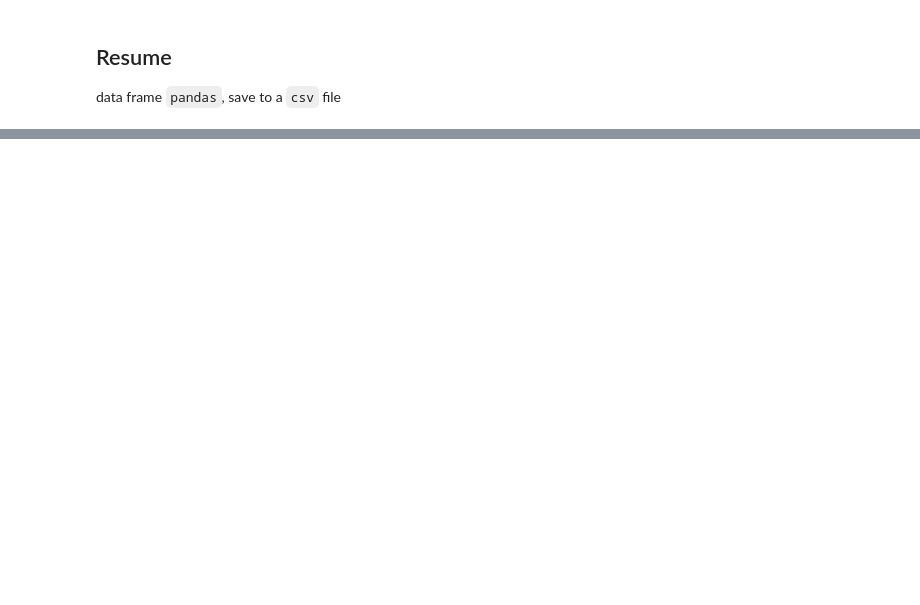
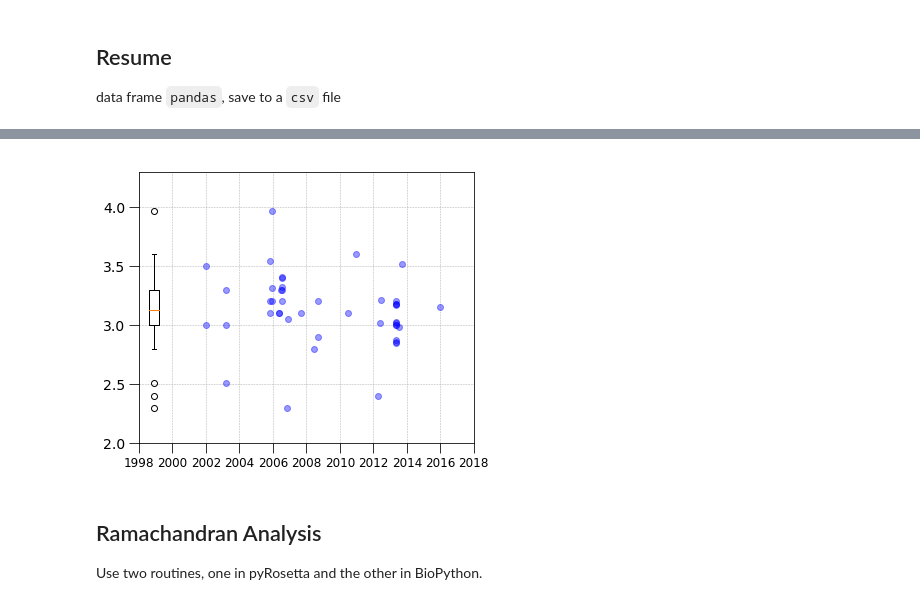
Before and after one commit to alejogiley/pypoc, a Jupyter notebook: examples/experimental_maps.ipynb, the cells around one changed output, grey strips where cells are left out. Saved outputs shown, nothing was run; the diff lists cells and outputs as text; code cells hidden in the pictures; blank space fills up the shorter version.

```diff
--- a/examples/experimental_maps.ipynb
+++ b/examples/experimental_maps.ipynb
@@ -311,0 +313,74 @@ total 6650768
+# %%
+import datetime
+
+# Plot canvas
+fig, ax = plt.subplots(1, 1, figsize=(6,5))
+
+# global parameters
+plt.rc('xtick', labelsize=12)
+plt.rc('ytick', labelsize=14)
+
+# plot date vs res
+plt.plot_date(data.deposition_date,
+              data.resolution,
+              color="blue",
+              alpha=0.4)
+
+ax.grid(linestyle='--', linewidth='0.5')
+ax.tick_params(size=10)
+
+# list of unique year values
+f = lambda x: x.year
+years = data['deposition_date'].apply(f)
+years = years.unique()
+
+# avg + std resolution per year
+ravg = []
+rstd = []
+
+for date in years:
+    df = data[data['deposition_date'].apply(f) == date]
+    ravg.append(df['resolution'].mean())
+    rstd.append(df['resolution'].std())
+
+# a median date per year
+ymed = []
+
+for date in years:
+    greg = data[data.deposition_date.apply(f) == date]
+    ymin = greg.deposition_date.min()
+    dmed = (greg.deposition_date - ymin).median()
+    ymed.append(dmed + ymin)
+
+# add plot
+#\ plt.plot_date(ymed, ravg, 'k--', alpha = 0.1)
+
+# customize
+ax.set_ylim([2.0, 4.3])
+ax.set_xlim([datetime.date(1999, 1, 1),
+             datetime.date(2017, 1, 1)])
+
+# Save label and tick positions to reset later
+plt.draw()
+locs = ax.get_xticks()
+labs = ax.get_xticklabels()
+
+# boxplot
+d = ['1998']
+x = [locs[1]-400]
+plt.boxplot(data['resolution'], labels = d,
+            positions = x, widths = 210)
+
+# Reset the xtick locations.
+ax.set_xticks(locs)
+ax.set_xticklabels(labs)
+
+# show
+plt.show()
+# %% [output]
+[figure, added]
+# %% [markdown]
+Ramachandran Analysis
+----------------------------
+
+Use two routines, one in pyRosetta and the other in BioPython.
```
Also changed, not shown: parts of 16 cells of this notebook, 1 other file.
